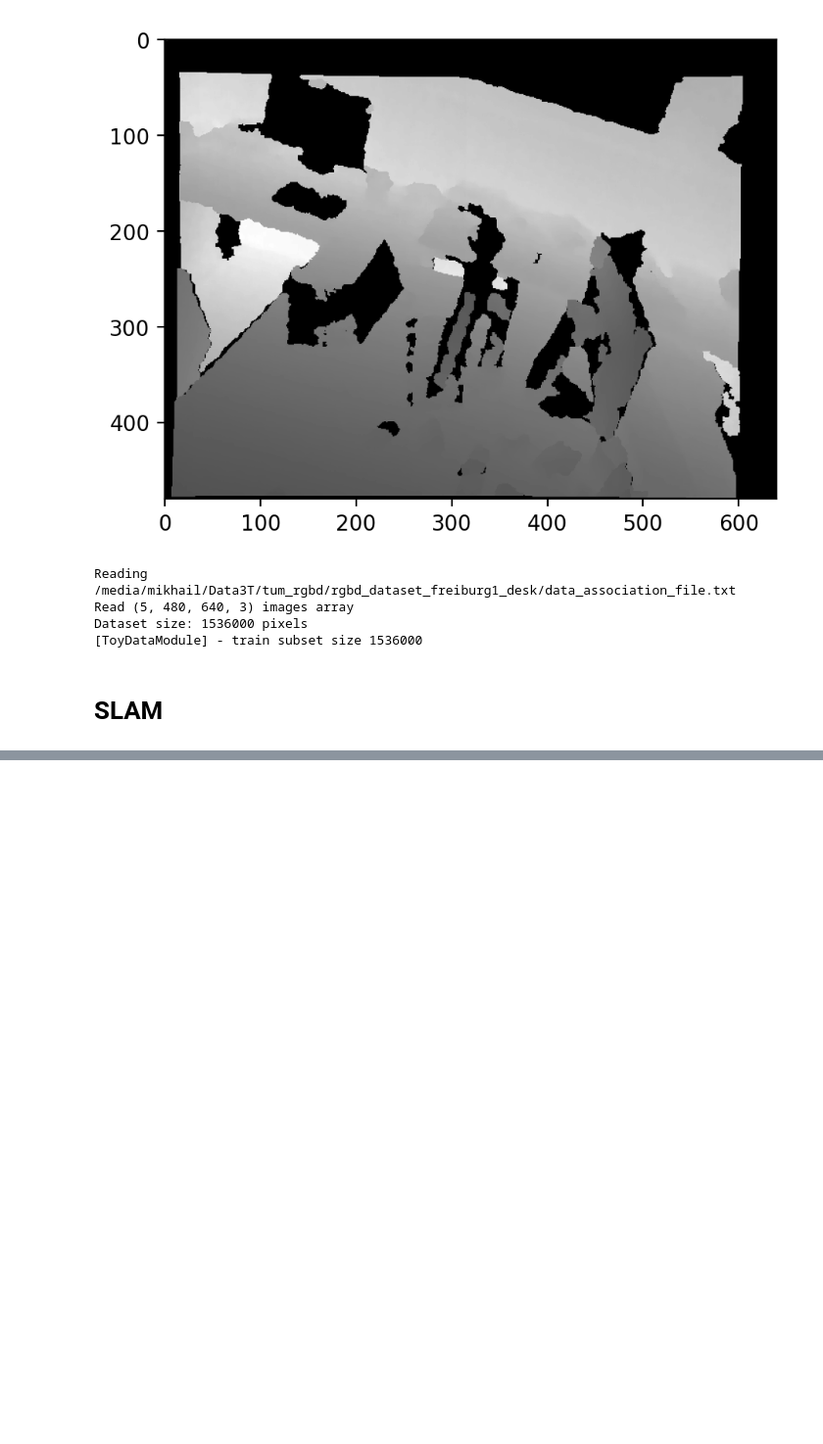
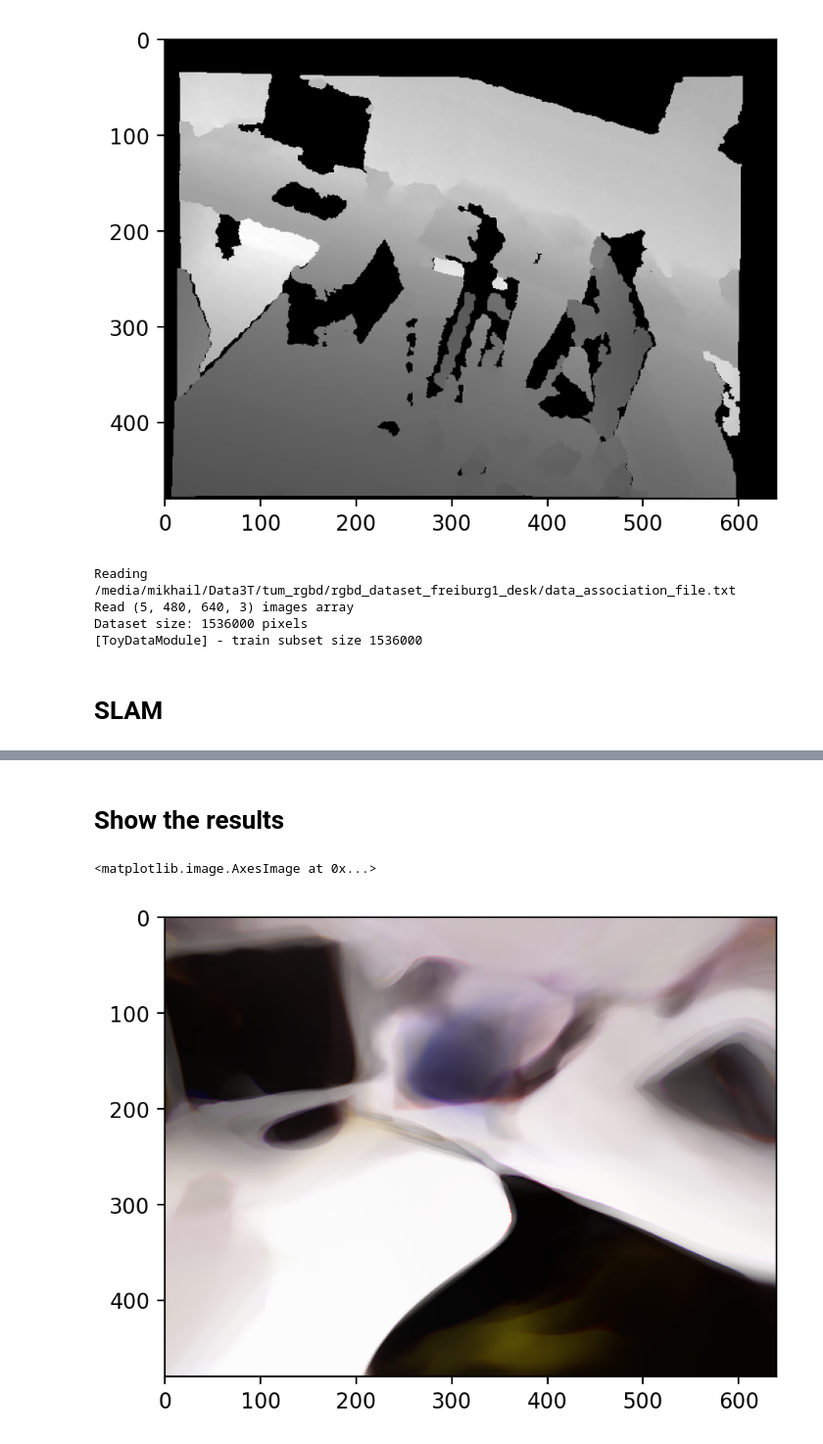
Before and after one commit to MisterMap/imap-pytorch, a Jupyter notebook: notebook/tum_imap_slam.ipynb, the cells around one changed output, grey strips where cells are left out. Shown at 98% size. Saved outputs shown, nothing was run; the diff lists cells and outputs as text; code cells hidden in the pictures; blank space fills up the shorter version.

```diff
--- a/notebook/tum_imap_slam.ipynb
+++ b/notebook/tum_imap_slam.ipynb
@@ -45,7 +46,7 @@ dataset_params = {'dataset_path': "/media/mikhail/Data3T/tum_rgbd",
                   'association_file_name': "data_association_file.txt",
                   'frame_indices': [131, 257, 325, 407, 455],
                   'distance_koef': 0.1,
-                  'clip_distance_threshold': 12.}
+                  'clip_distance_threshold': 4.}
 # dataset_params=1
 data_module = ImageRenderingDataModule('tum', **dataset_params)
 # %% [output]
@@ -60,9 +61,11 @@ parameters = AttributeDict(
     encoding_dimension=93,
     course_sample_bins=32,
     fine_sample_bins=12,
-    depth_loss_koef=1 / 5.,
+    depth_loss_koef=1.,
+    color_loss_koef=5.,
     encoding_sigma=25,
     optimize_positions=False,
+    minimal_depth=0.01,
 )
 factory = UniversalFactory([NERF])
 model = factory.make_from_parameters(parameters, camera_info=data_module.camera_info())
@@ -199,0 +260,2 @@ show_trajectories(
+# %% [markdown]
+# Show the results
@@ -199,0 +270,41 @@ show_trajectories(
+# %%
+scale = 1
+y, x = np.meshgrid(range(color_image.shape[0] // scale), range(color_image.shape[1] // scale))
+pixels = np.array([x, y], dtype=np.float32).T * scale
+pixels = torch.tensor(pixels).cuda().reshape(-1, 2)
+# position = get_position(np.array([0, 0, 0]), np.array([0, 0, 0]))
+# position = data_module._dataset._positions[0]
+position = frames[2].matrix_position
+# delta_position = get_position(np.array([0, 0, -1]), np.array([0.3, 0, 0]))
+delta_position = get_position(np.array([0, 0, -0.05]), np.array([0, 0.5, 0]))
+# position = position @ delta_position
+positions = torch.repeat_interleave(torch.tensor(position.astype(np.float32))[None], pixels.shape[0],
+                                  dim=0).cuda()
+# %%
+batch_size = 4096
+batch_count = pixels.shape[0] // batch_size
+output_course_color = []
+output_course_depth = []
+output_fine_color = []
+output_fine_depth = []
+# model = model.cuda()
+model.eval()
+with torch.no_grad():
+    for i in tqdm(range(batch_count)):
+        output = model(pixels[i * batch_size:i * batch_size + batch_size],
+                             positions[i * batch_size:i * batch_size + batch_size])
+        output_course_color.append(output[0])
+        output_course_depth.append(output[1])
+        output_fine_color.append(output[2])
+        output_fine_depth.append(output[3])
+# %%
+reconstructed_image = torch.cat(output_course_color, dim=0).reshape(480 // scale, 640 // scale, 3).detach().cpu().numpy()
+mean = data_module.camera_info()._color_mean
+std = data_module.camera_info()._color_std
+reconstructed_image = reconstructed_image * std[None, None] + mean[None, None]
+reconstructed_image = np.clip(reconstructed_image / 255., 0, 1)
+figure = plt.figure(dpi=200)
+plt.imshow(cv2.cvtColor(reconstructed_image, cv2.COLOR_RGB2BGR))
+# %% [output]
+<matplotlib.image.AxesImage at 0x...>
+[figure, added]
```
Also changed, not shown: parts of 18 cells of this notebook, 17 other files.
